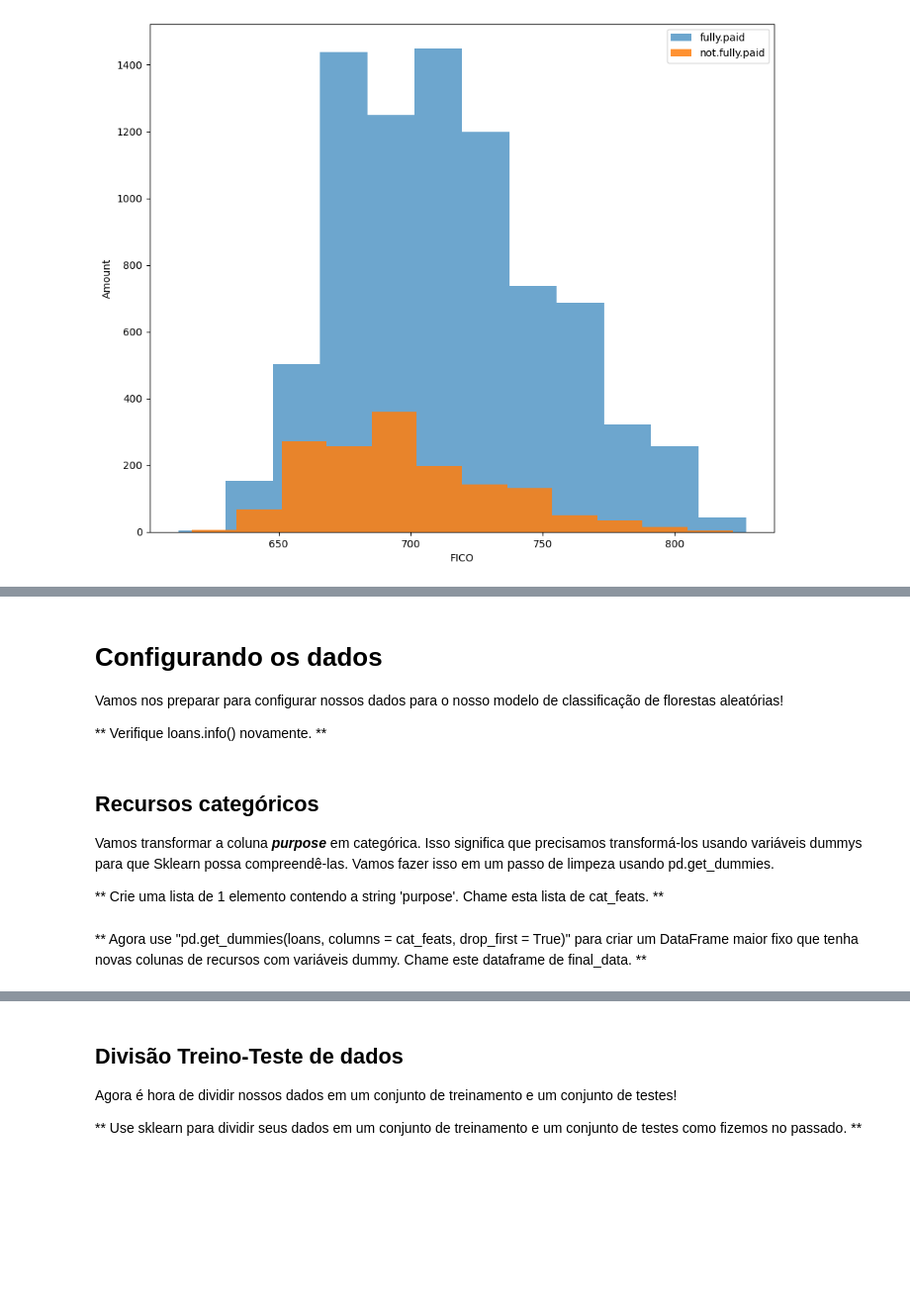
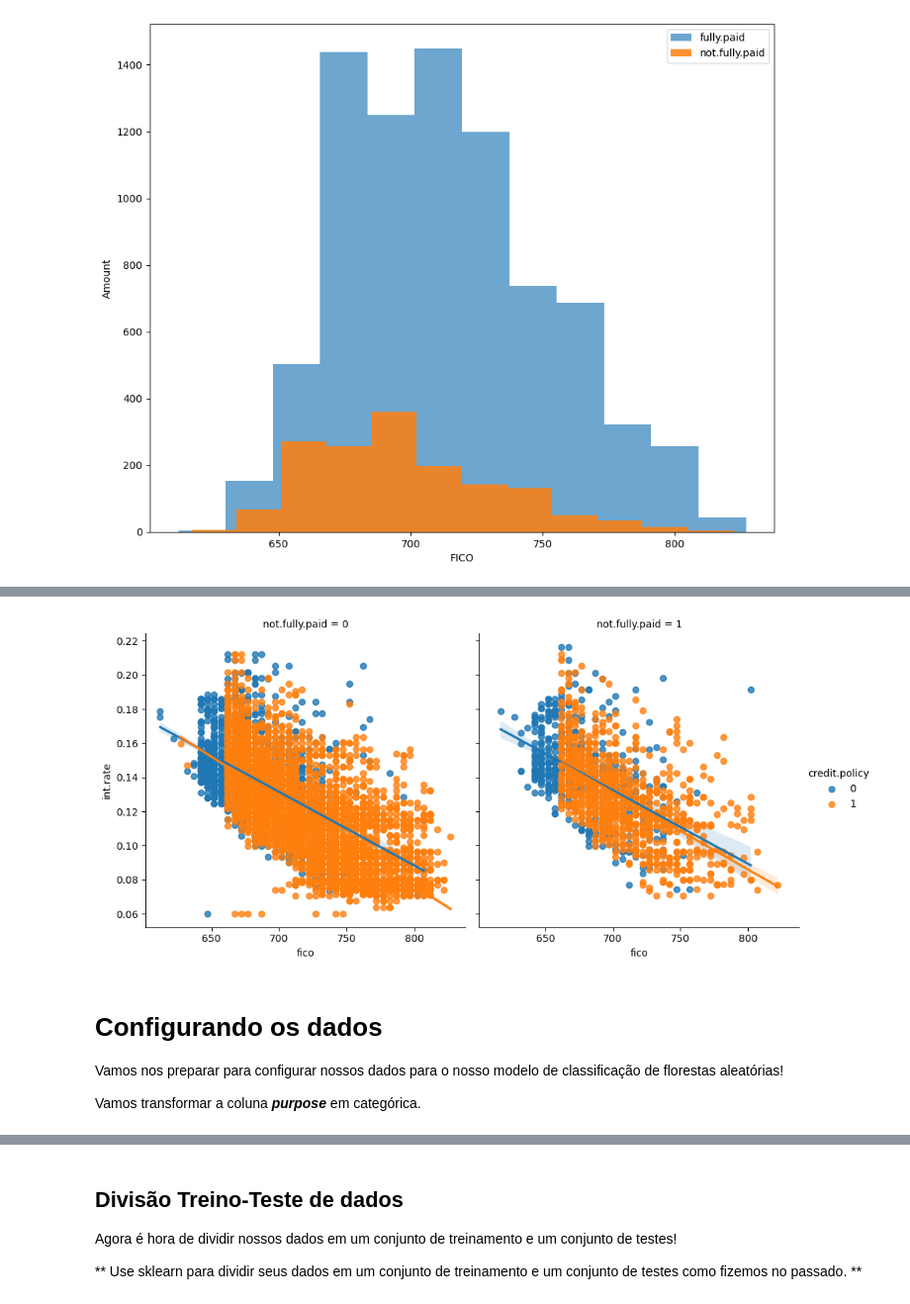
Before and after one commit to 7131HDMC/loan_risk, a Jupyter notebook: Projeto árvores de decisão e florestas aleatórias.ipynb, the cells around one changed output, grey strips where cells are left out. Shown: that part at 99% size. Cells and saved outputs as stored; diff of their text form; code cells hidden in the pictures; blank space fills up the shorter version.

```diff
--- a/Projeto árvores de decisão e florestas aleatórias.ipynb
+++ b/Projeto árvores de decisão e florestas aleatórias.ipynb
@@ -121,15 +142,10 @@ ax.legend()
+# %%
+lmplot_rate_fico = sns.lmplot(data=df_loan, y="int.rate", x="fico", hue="credit.policy", col="not.fully.paid")
+# %% [output]
+[figure, added]
 # %% [markdown]
 # Configurando os dados
 
 Vamos nos preparar para configurar nossos dados para o nosso modelo de classificação de florestas aleatórias!
 
-** Verifique loans.info() novamente. **
+Vamos transformar a coluna ***purpose*** em categórica.
-# %% [markdown]
-## Recursos categóricos
-
-Vamos transformar a coluna ***purpose*** em categórica.
-Isso significa que precisamos transformá-los usando variáveis dummys para que Sklearn possa compreendê-las. Vamos fazer isso em um passo de limpeza usando pd.get_dummies.
-
-** Crie uma lista de 1 elemento contendo a string 'purpose'. Chame esta lista de cat_feats. **
-# %% [markdown]
-** Agora use "pd.get_dummies(loans, columns = cat_feats, drop_first = True)" para criar um DataFrame maior fixo que tenha novas colunas de recursos com variáveis dummy. Chame este dataframe de final_data. **
```
Also changed, not shown: parts of 15 cells of this notebook.
